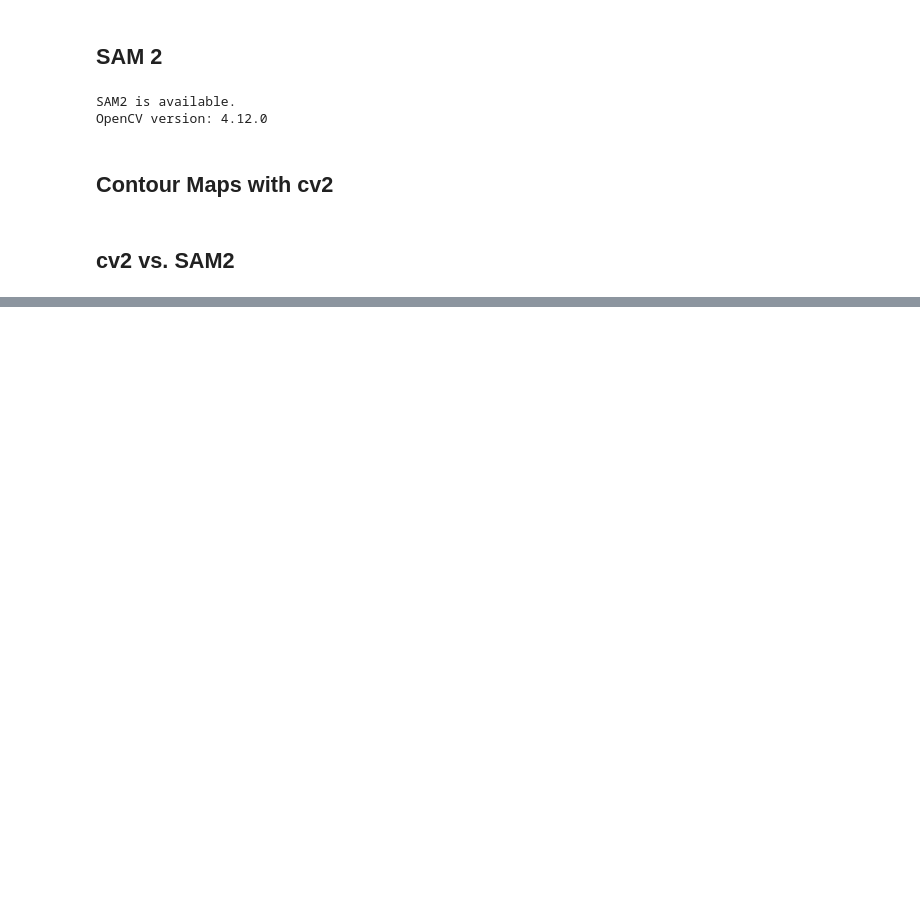
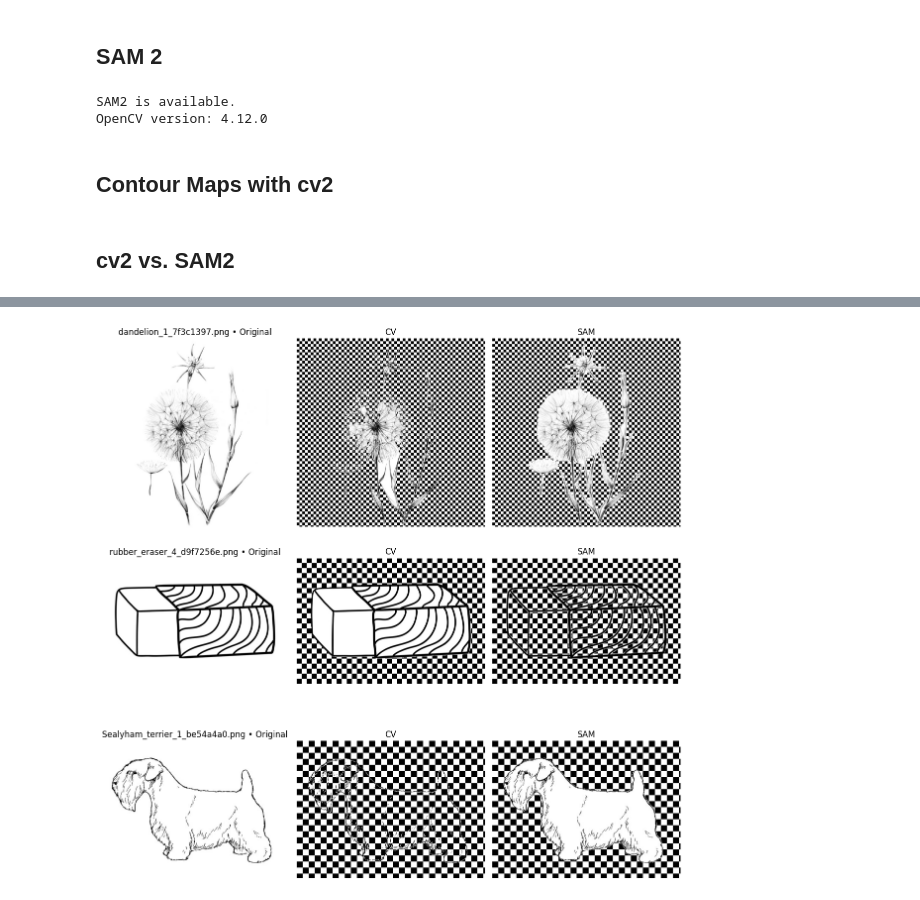
Before and after one commit to jonnemi/color-concept-entanglement, a Jupyter notebook: making_color_images/segment_outline.ipynb, the cells around one changed output, grey strips where cells are left out. Drawn from its saved outputs; the diff is of its cells as text; code cells hidden in the pictures; blank space fills up the shorter version.

```diff
--- a/making_color_images/segment_outline.ipynb
+++ b/making_color_images/segment_outline.ipynb
@@ -268,8 +271,8 @@ def get_cv_mask(
     gray_u8: np.ndarray,
     block_size: int = 15,  # odd
     C: int = 9,
-    dilate_px: int = 0,
-    close_px: int = 1,
+    dilate_px: int = 1,
+    close_px: int = 3,
     pad: int = 16,
     min_area_px: int = 0,
     keep_largest: bool = False,
@@ -515,0 +358,12 @@ show_gallery(df, k=10)
+# %%
+# Check image sizes
+sizes = []
+for path in tqdm(df["image_path"], desc="Checking image sizes"):
+    with Image.open(path) as im:
+        sizes.append(im.size)  # (W, H)
+
+counter = Counter(sizes)
+
+print(f"Unique sizes: {len(counter)}")
+for (w, h), count in counter.most_common():
+    print(f"{w:4d} x {h:4d}  -> {count} images")
@@ -515,0 +554,6 @@ show_gallery(df, k=10)
+# %%
+# Initial run, no gaps closed
+create_masks(df, dilate_px=1, close_px=2)
+show_gallery(df, k=3)
+# %% [output]
+[figure, added]
```
Also changed, not shown: parts of 15 cells of this notebook, 3 other files.
